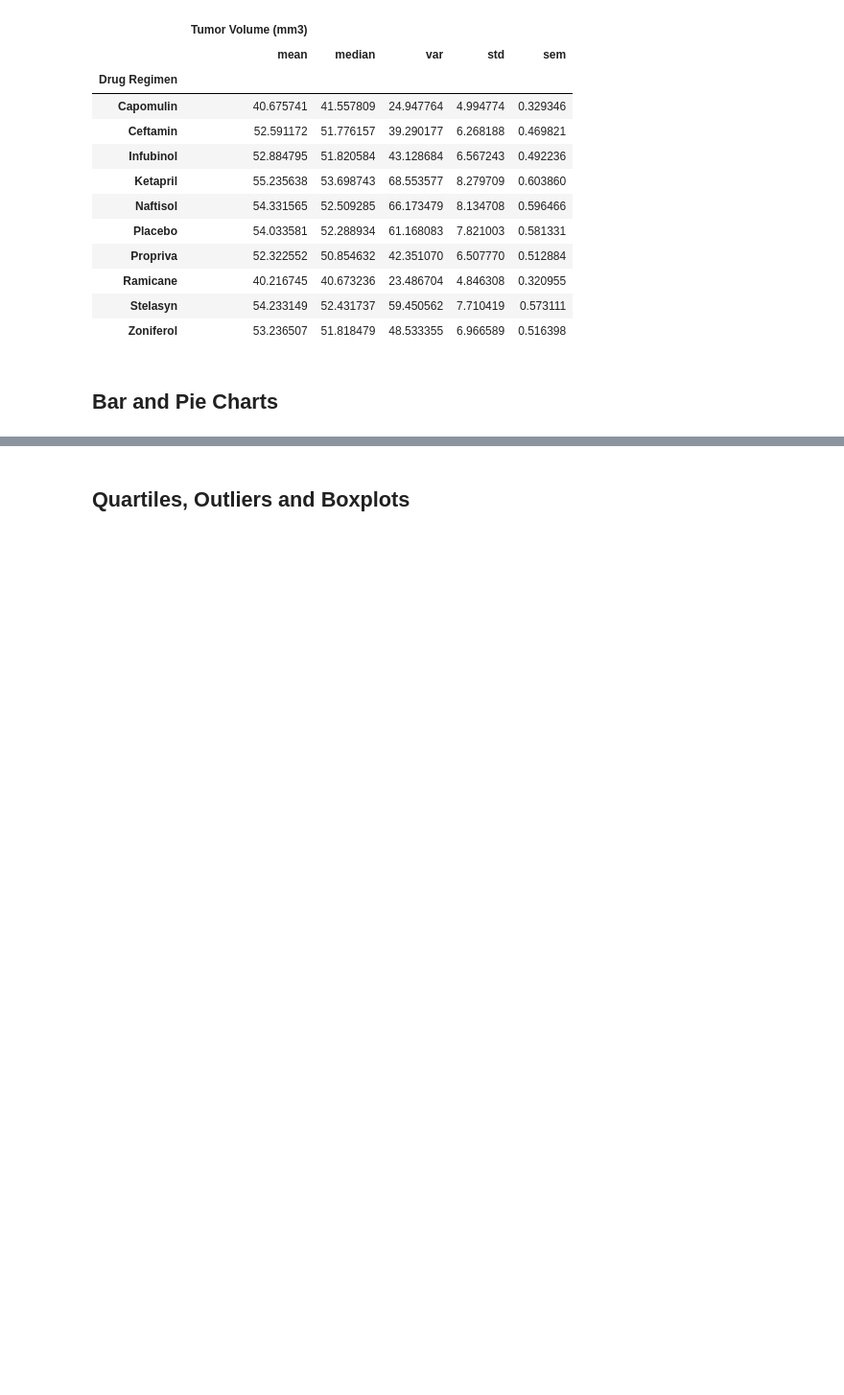
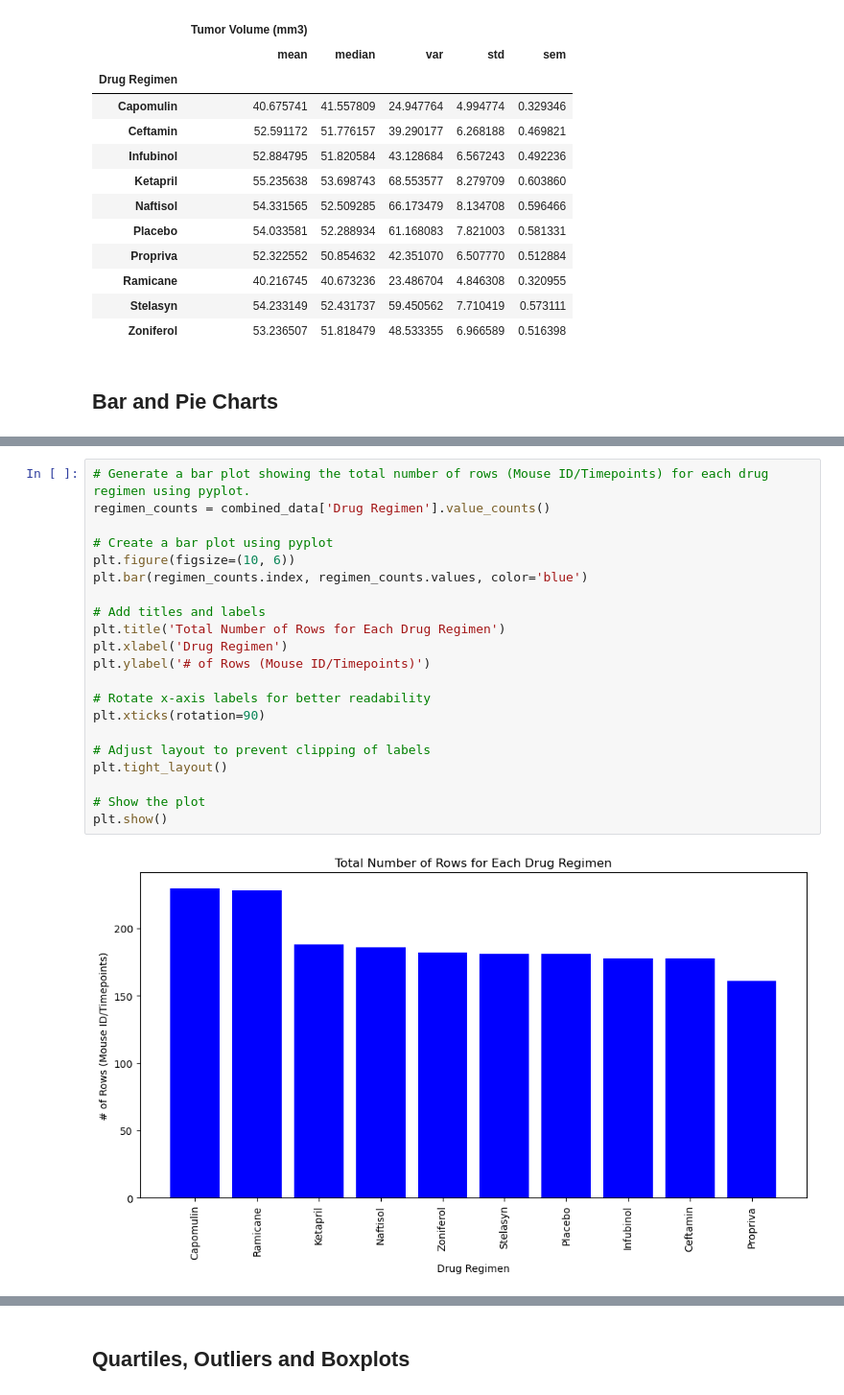
Before and after one commit to Kathyvng/Matplotlib_Challenge, a Jupyter notebook: pymaceuticals_starter.ipynb, the cells around one changed output, grey strips where cells are left out. Shown at 96% size. Drawn from its saved outputs; the diff is of its cells as text; blank space fills up the shorter version.

```diff
--- a/pymaceuticals_starter.ipynb
+++ b/pymaceuticals_starter.ipynb
@@ -186,2 +196,25 @@ summary_stats.head(10)
+# %%
+# Generate a bar plot showing the total number of rows (Mouse ID/Timepoints) for each drug regimen using pyplot.
+regimen_counts = combined_data['Drug Regimen'].value_counts()
+
+# Create a bar plot using pyplot
+plt.figure(figsize=(10, 6))
+plt.bar(regimen_counts.index, regimen_counts.values, color='blue')
+
+# Add titles and labels
+plt.title('Total Number of Rows for Each Drug Regimen')
+plt.xlabel('Drug Regimen')
+plt.ylabel('# of Rows (Mouse ID/Timepoints)')
+
+# Rotate x-axis labels for better readability
+plt.xticks(rotation=90)
+
+# Adjust layout to prevent clipping of labels
+plt.tight_layout()
+
+# Show the plot
+plt.show()
+# %% [output]
+[figure, added]
 # %%
 # Generate a pie chart, using Pandas, showing the distribution of unique female versus male mice used in the study
```
Also changed, not shown: parts of 5 cells of this notebook.
